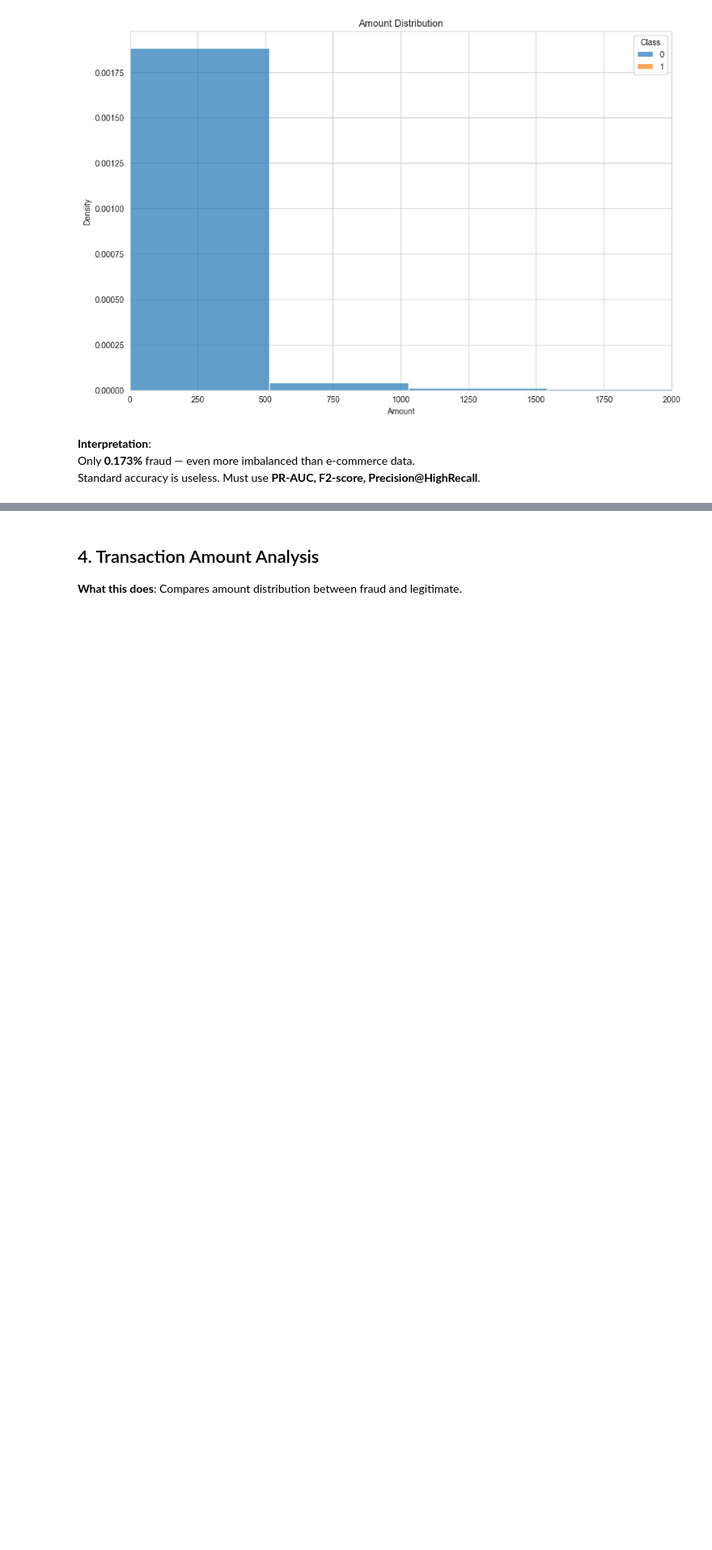
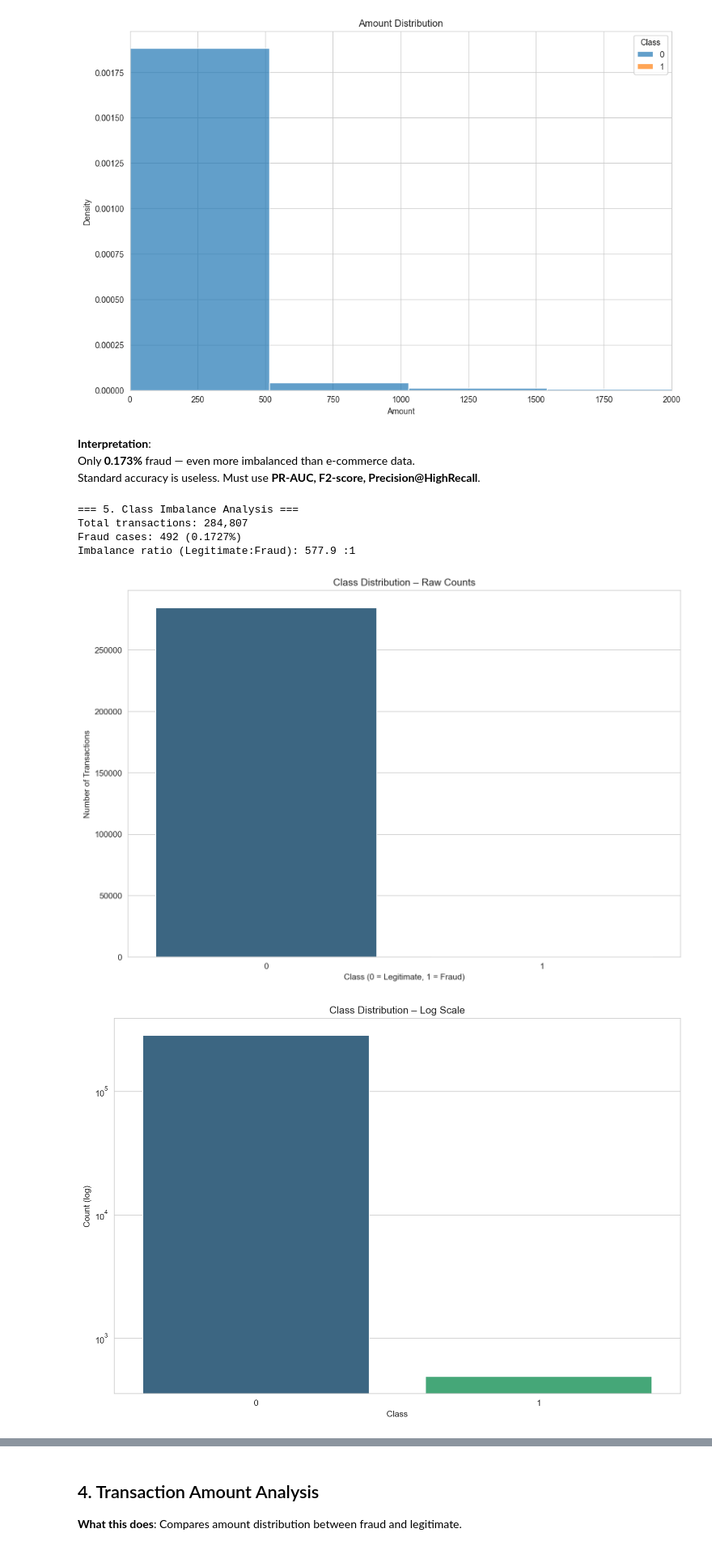
Before and after one commit to bekonad/Fraud-detection-wk56, a Jupyter notebook: notebooks/eda-creditcard.ipynb, the cells around one changed output, grey strips where cells are left out. Shown at 81% size. Cells and saved outputs as stored; diff of their text form; code cells hidden in the pictures; blank space fills up the shorter version.

```diff
--- a/notebooks/eda-creditcard.ipynb
+++ b/notebooks/eda-creditcard.ipynb
@@ -30,6 +30,7 @@ This notebook performs EDA on the **anonymized credit card dataset** (`creditcar
 
 **What this does**: Loads tools and ensures plots appear and are saved.
 # %%
+# Cell 2: Setup & Libraries
 %matplotlib inline
 import pandas as pd
 import numpy as np
@@ -37,16 +38,14 @@ import matplotlib.pyplot as plt
 import seaborn as sns
 import warnings
 import os
+import time
 
 warnings.filterwarnings('ignore')
+sns.set_style("whitegrid")
+plt.rcParams['figure.figsize'] = (12, 6)
+plt.rcParams['figure.dpi'] = 200
 
-# Create folder for saved figures
 os.makedirs("../reports/figures", exist_ok=True)
-
-sns.set_style("whitegrid")
-plt.rcParams['figure.figsize'] = (12, 8)
-plt.rcParams['figure.dpi'] = 150  # High quality for report
-
 print("Setup complete – ready for EDA!")
 # %% [output]
 Setup complete – ready for EDA!
@@ -123,3 +193,51 @@ plt.show()
 **Interpretation**:
 Only **0.173%** fraud — even more imbalanced than e-commerce data.
 Standard accuracy is useless. Must use **PR-AUC, F2-score, Precision@HighRecall**.
+# %%
+# Cell 5: Class Imbalance Analysis (Rubric Requirement)
+print("\n=== 5. Class Imbalance Analysis ===")
+fraud_count = df['Class'].sum()
+total_count = len(df)
+fraud_rate = fraud_count / total_count * 100
+
+print(f"Total transactions: {total_count:,}")
+print(f"Fraud cases: {fraud_count:,} ({fraud_rate:.4f}%)")
+print("Imbalance ratio (Legitimate:Fraud):", round((total_count - fraud_count) / fraud_count, 1), ":1")
+
+# Raw count barplot
+plt.figure()
+sns.countplot(x='Class', data=df, palette='viridis')
+plt.title('Class Distribution – Raw Counts')
+plt.xlabel('Class (0 = Legitimate, 1 = Fraud)')
+plt.ylabel('Number of Transactions')
+plt.savefig("../reports/figures/cc_class_distribution_raw.png", bbox_inches='tight', dpi=200)
+plt.show()
+
+# Log scale count plot (better for extreme imbalance)
+plt.figure()
+sns.countplot(x='Class', data=df, palette='viridis')
+plt.title('Class Distribution – Log Scale')
+plt.yscale('log')
+plt.xlabel('Class')
+plt.ylabel('Count (log)')
+plt.savefig("../reports/figures/cc_class_distribution_log.png", bbox_inches='tight', dpi=200)
+plt.show()
+
+# Pie chart (proportion)
+plt.figure()
+plt.pie([total_count - fraud_count, fraud_count], labels=['Legitimate', 'Fraud'], autopct='%1.4f%%', colors=['#66c2a5', '#fc8d62'])
+plt.title('Fraud Proportion')
+plt.savefig("../reports/figures/cc_fraud_proportion.png", bbox_inches='tight', dpi=200)
+plt.show()
+
+# Interpretation:
+# - Extreme imbalance: only ~0.173% fraud (492 fraud vs 284,315 legitimate)
+# - Standard accuracy is meaningless (~99.8% by always predicting legitimate)
+# - Must use PR-AUC, F1-score, Precision@HighRecall, or SMOTE
+# %% [output]
+=== 5. Class Imbalance Analysis ===
+Total transactions: 284,807
+Fraud cases: 492 (0.1727%)
+Imbalance ratio (Legitimate:Fraud): 577.9 :1
+[figure, added]
+[figure, added]
```
Also changed, not shown: parts of 10 cells of this notebook.
